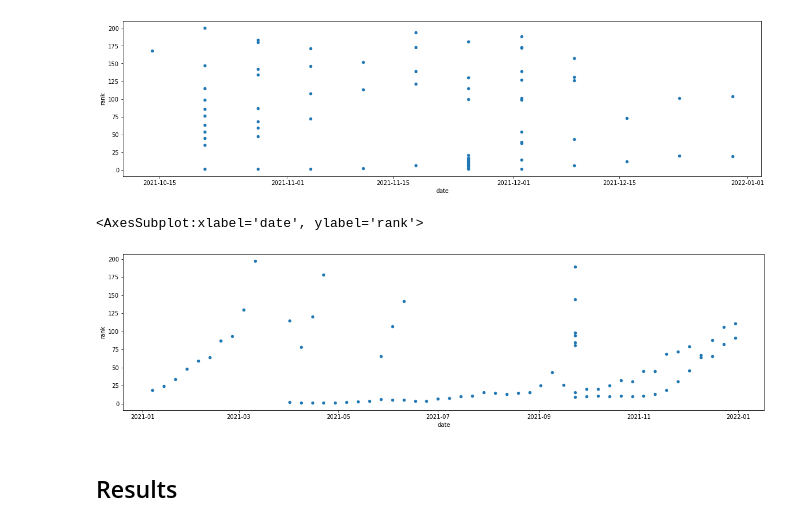
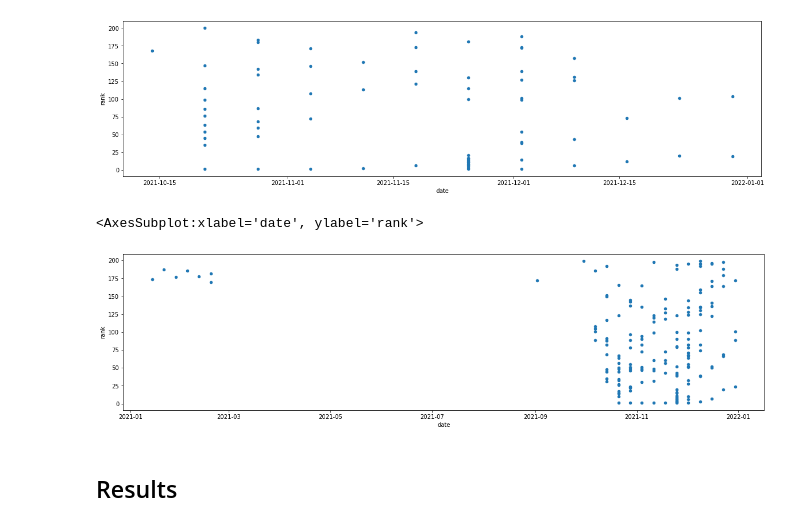
Before and after one commit to spurthirallapalli/DH140-FinalProject, a Jupyter notebook: FinalProject/FinalProject.ipynb, the cells around one changed output. Saved outputs shown, nothing was run; the diff lists cells and outputs as text; code cells hidden in the pictures.

```diff
--- a/FinalProject/FinalProject.ipynb
+++ b/FinalProject/FinalProject.ipynb
@@ -552,10 +552,10 @@ adeleUS.plot(kind='scatter', x='date', y='rank', figsize=(20,5))
 <AxesSubplot:xlabel='date', ylabel='rank'>
 [figure]
 # %%
-lilnasxUK.plot(kind='scatter', x='date', y='rank', figsize=(20,5))
+adeleUK.plot(kind='scatter', x='date', y='rank', figsize=(20,5))
 # %% [output]
 <AxesSubplot:xlabel='date', ylabel='rank'>
-[figure, old version]
+[figure, new version]
 # %% [markdown]
 ## Results
 # %% [markdown]
```
Also changed, not shown: parts of 2 cells of this notebook, 1 other file.
